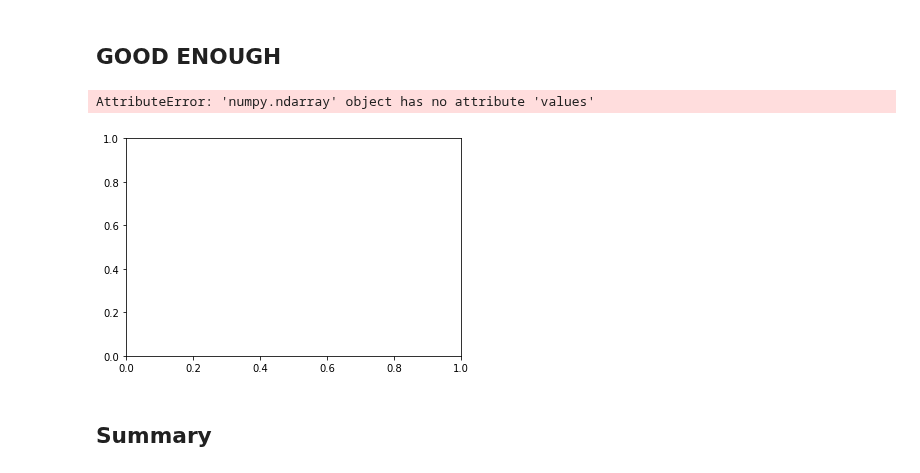
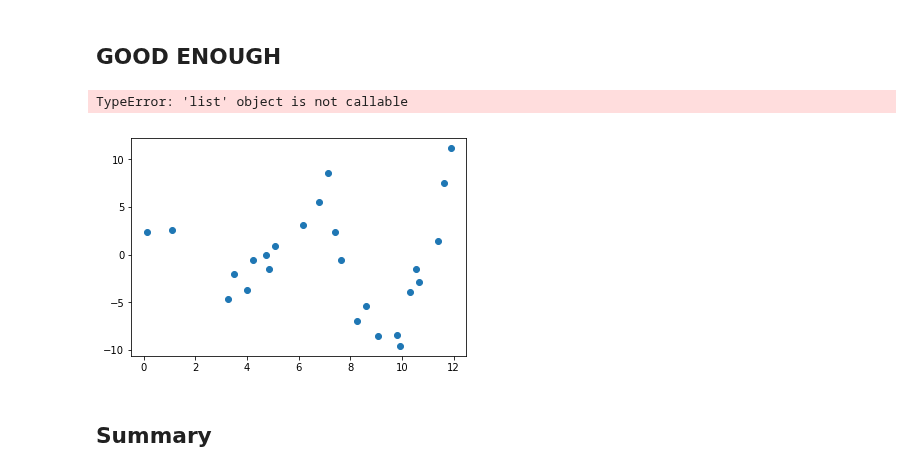
Before and after one commit to MangrobanGit/dsc-2-24-06-polynomial-regression-lab-seattle-ds-career-040119, a Jupyter notebook: index.ipynb, the cells around one changed output. Saved outputs shown, nothing was run; the diff lists cells and outputs as text; code cells hidden in the pictures.

```diff
--- a/index.ipynb
+++ b/index.ipynb
@@ -188,15 +188,15 @@ preds.
 # %%
 import matplotlib.pyplot as plt
 
 fig, ax = plt.subplots()
-prez = preds.values
+# prez = preds.values
 
 ax.scatter(x=x,y=y)
-ax.lines(x=x, y=preds.reshape(-1))
+ax.lines(x=x, y=preds.reshape(-1,1))
 #_ = sns.lineplot(x=x, y=preds,color='orange')
 # %% [output]
-AttributeError: 'numpy.ndarray' object has no attribute 'values'
+TypeError: 'list' object is not callable
-[figure, old version]
+[figure, new version]
 # %% [markdown]
 ## Summary
 # %% [markdown]
```
